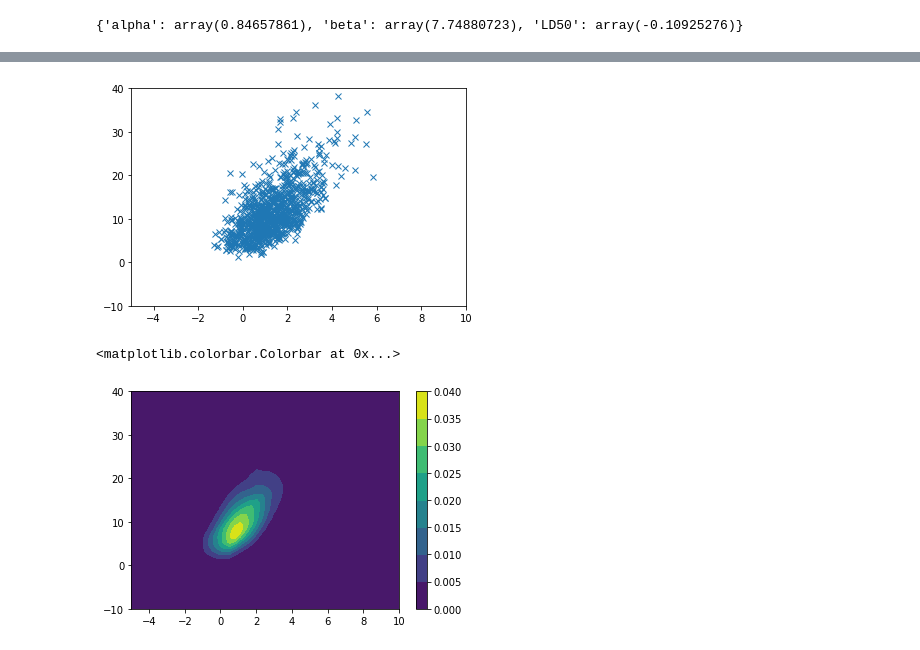
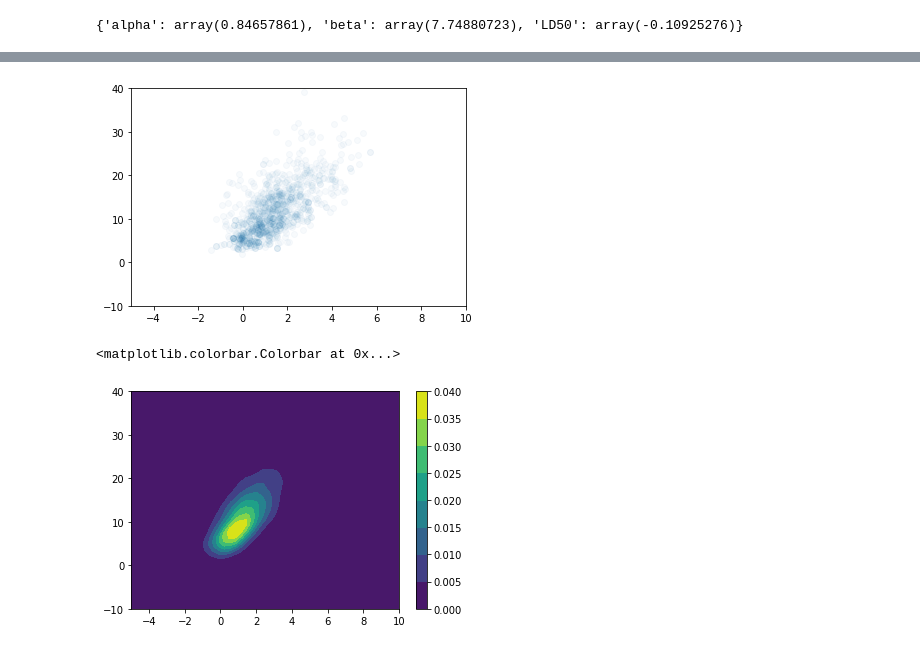
Before and after one commit to Narenman/AnalisisBayesiano, a Jupyter notebook: notebooks/bioassay.ipynb, the cells around one changed output, grey strips where cells are left out. Cells and saved outputs as stored; diff of their text form; code cells hidden in the pictures.

```diff
--- a/notebooks/bioassay.ipynb
+++ b/notebooks/bioassay.ipynb
@@ -21,7 +51,7 @@ with model:
     LD50  = pm.Deterministic('LD50', -alpha/beta)
 # %%
 with model:
-    trace = pm.sample(2000, target_accept=0.95)
+    trace = pm.sample(2000, target_accept=0.98, random_seed=0)
 # %% [output]
 Auto-assigning NUTS sampler...
 Initializing NUTS using jitter+adapt_diag...
@@ -51,9 +97,10 @@ print(map)
 # %%
-plt.plot(trace.alpha[:1000], trace.beta[:1000], 'x')
+ns=1000
+plt.scatter(trace.alpha[:ns], trace.beta[:ns], alpha=0.03)
 plt.xlim([-5, 10]);
 plt.ylim([-10, 40]);
 # %% [output]
-[figure, old version]
+[figure, new version]
 # %%
 ag, bg = np.mgrid[-5:10:50j, -10:40:50j]
 positions = np.vstack([ag.ravel(), bg.ravel()])
@@ -63,4 +110,4 @@ plt.contourf(ag, bg, pdf)
 plt.colorbar()
 # %% [output]
 <matplotlib.colorbar.Colorbar at 0x...>
-[figure, old version]
+[figure, new version]
```
Also changed, not shown: parts of 16 cells of this notebook, 2 other files.
